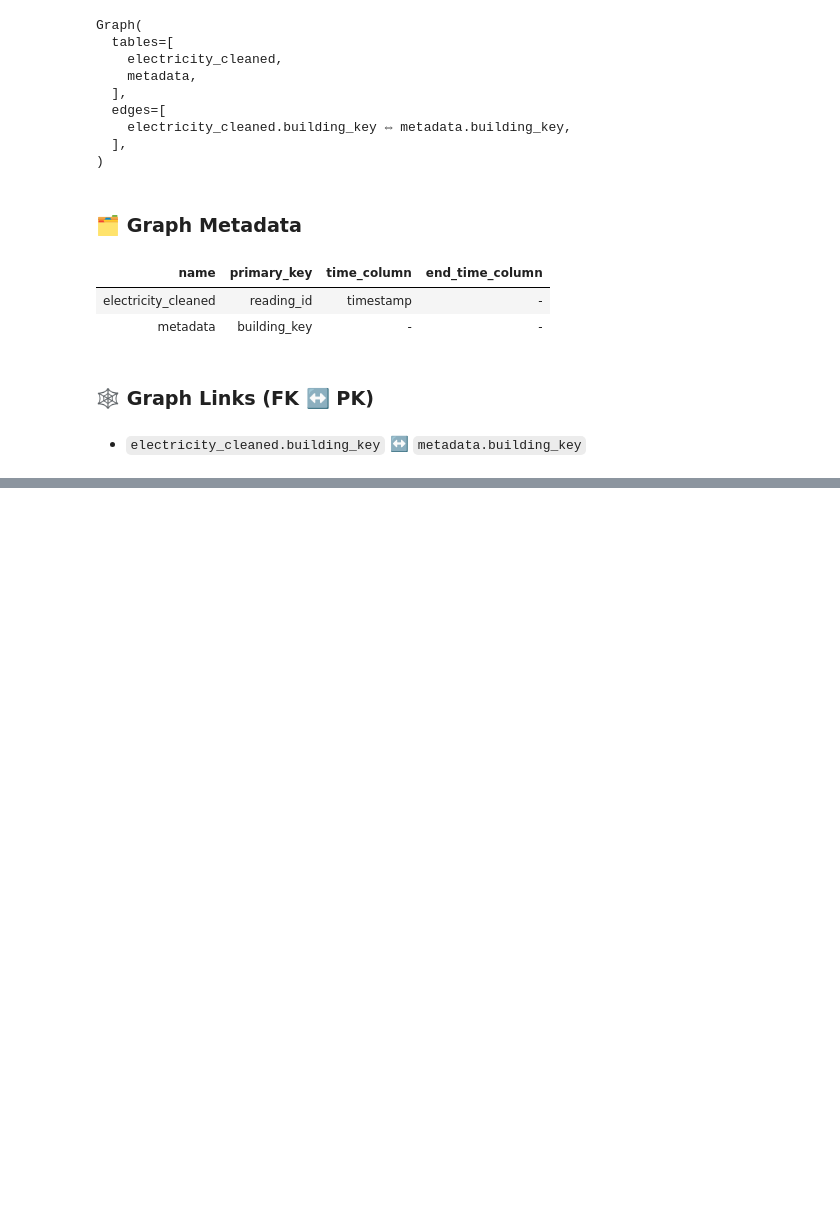
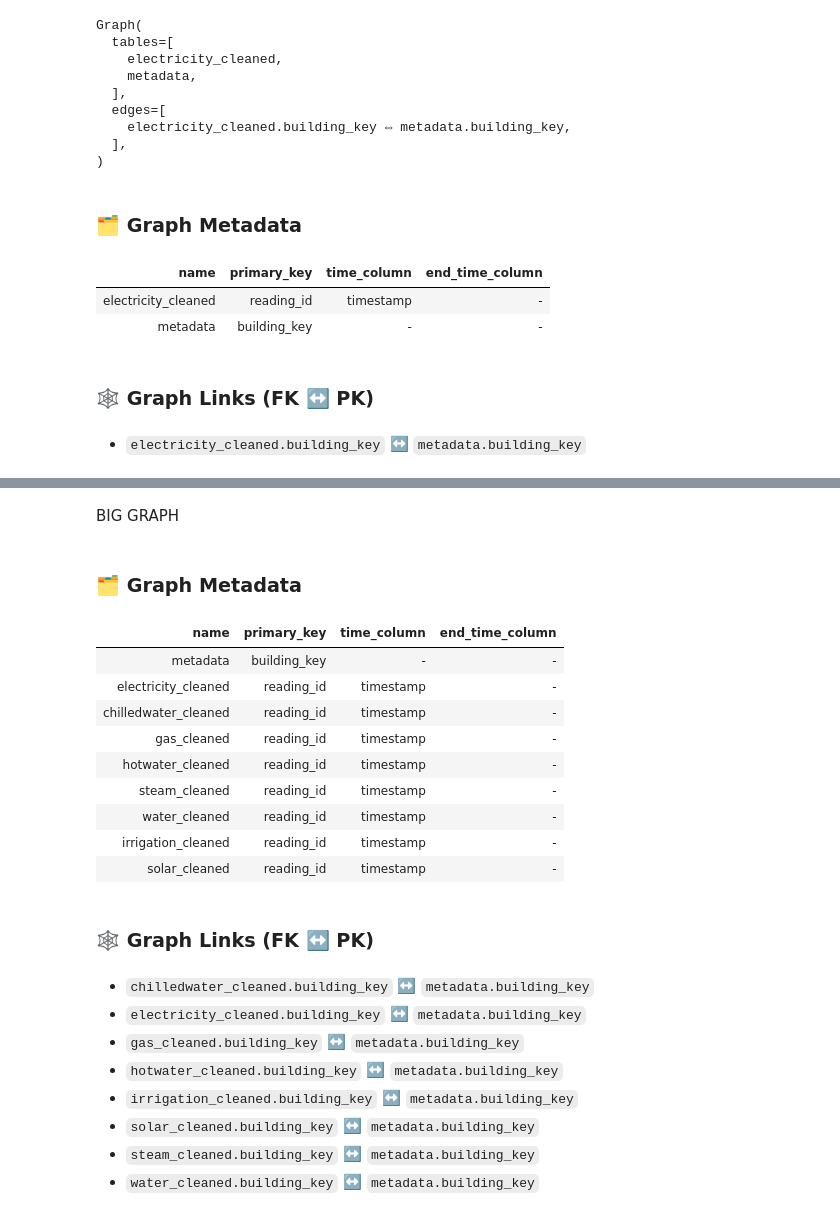
Before and after one commit to saraveber-q/KumoRFM-usecase, a Jupyter notebook: test.ipynb, the cells around one changed output, grey strips where cells are left out. Cells and saved outputs as stored; diff of their text form; code cells hidden in the pictures; blank space fills up the shorter version.

```diff
--- a/test.ipynb
+++ b/test.ipynb
@@ -198,0 +292,17 @@ UserWarning: install "ipywidgets" for Jupyter support
+# %% [markdown]
+BIG GRAPH
+# %%
+TABLES_BIG = [
+    "metadata",
+    "electricity_cleaned",
+    "chilledwater_cleaned",
+    "gas_cleaned",
+    "hotwater_cleaned",
+    "steam_cleaned",
+    "water_cleaned",
+    "irrigation_cleaned",
+    "solar_cleaned",
+]
+graph_big = rfm.LocalGraph(
+    tables=[rfm_tables[name] for name in TABLES_BIG]
+)
@@ -198,0 +319,24 @@ UserWarning: install "ipywidgets" for Jupyter support
+# %%
+graph_big.print_metadata()
+graph_big.print_links()
+# %% [output]
+### 🗂️ Graph Metadata
+| name | primary_key | time_column | end_time_column |
+| metadata | building_key | - | - |
+| electricity_cleaned | reading_id | timestamp | - |
+| chilledwater_cleaned | reading_id | timestamp | - |
+| gas_cleaned | reading_id | timestamp | - |
+| hotwater_cleaned | reading_id | timestamp | - |
+| steam_cleaned | reading_id | timestamp | - |
+| water_cleaned | reading_id | timestamp | - |
+| irrigation_cleaned | reading_id | timestamp | - |
+| solar_cleaned | reading_id | timestamp | - |
+### 🕸️ Graph Links (FK ↔️ PK)
+- `chilledwater_cleaned.building_key` ↔️ `metadata.building_key`
+- `electricity_cleaned.building_key` ↔️ `metadata.building_key`
+- `gas_cleaned.building_key` ↔️ `metadata.building_key`
+- `hotwater_cleaned.building_key` ↔️ `metadata.building_key`
+- `irrigation_cleaned.building_key` ↔️ `metadata.building_key`
+- `solar_cleaned.building_key` ↔️ `metadata.building_key`
+- `steam_cleaned.building_key` ↔️ `metadata.building_key`
+- `water_cleaned.building_key` ↔️ `metadata.building_key`
```
Also changed, not shown: parts of 11 cells of this notebook, 1 other file.
